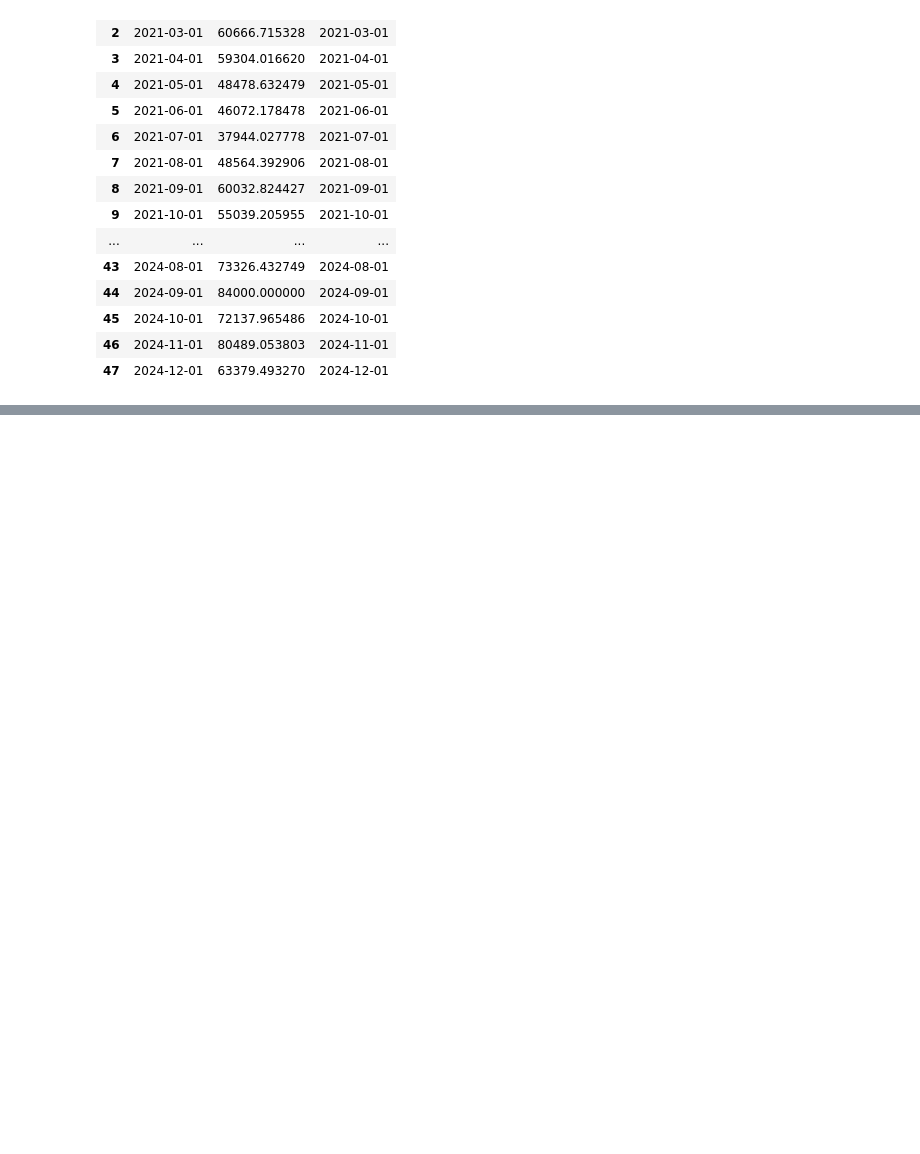
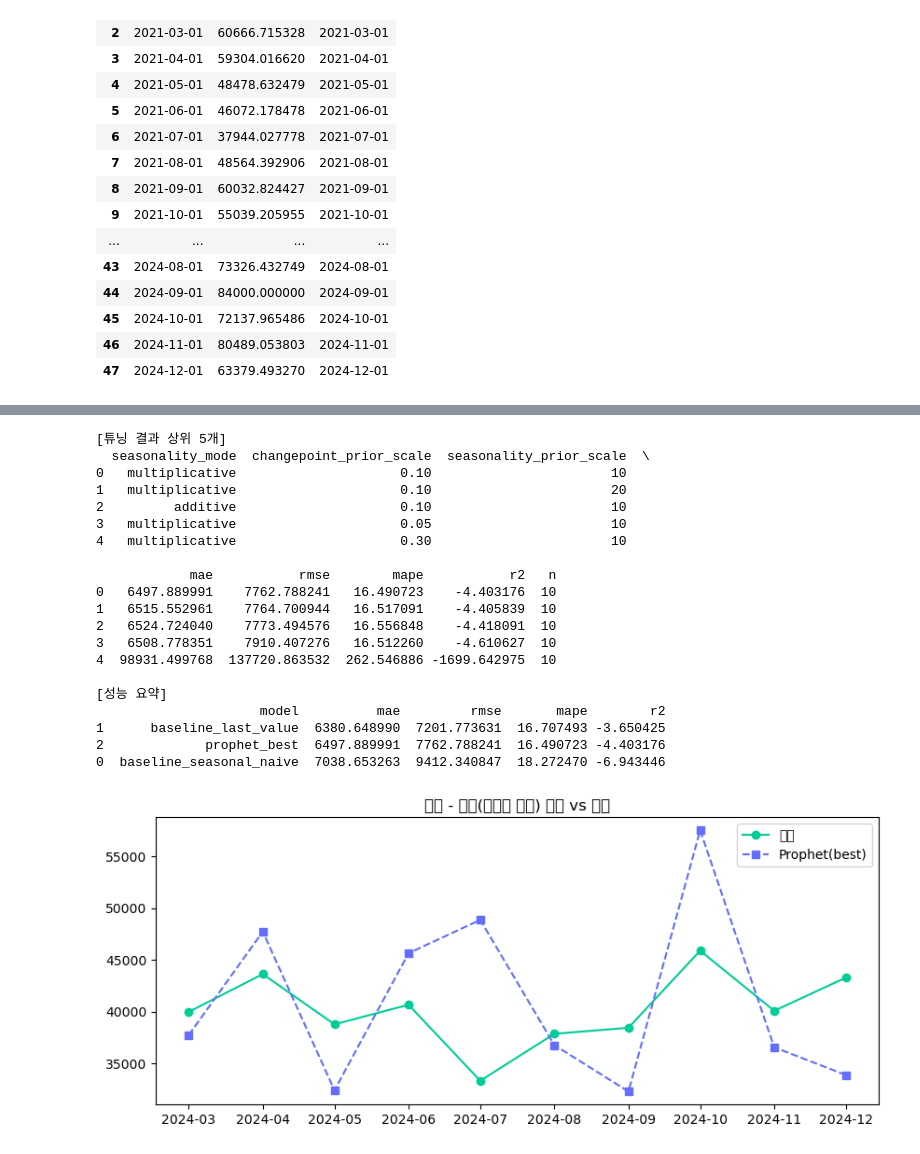
Before and after one commit to hogangzero/hogangzero-project, a Jupyter notebook: Prophet.ipynb, the cells around one changed output, grey strips where cells are left out. Saved outputs shown, nothing was run; the diff lists cells and outputs as text; code cells hidden in the pictures; blank space fills up the shorter version.

```diff
--- a/Prophet.ipynb
+++ b/Prophet.ipynb
@@ -35,4 +53,4 @@ memory usage: 4.6+ MB
 # 평균가 열 결측치 제거 및 수치 변환
 df['평균가'] = df['평균가'].str.replace(',', '').astype(float)
 # %%
-df=df.groupby('date')['평균가'].mean().to_frame().reset_index()
+df.groupby('date')['평균가'].mean().to_frame().reset_index(inplace=True)
@@ -101,7 +103,7 @@ model = Prophet(yearly_seasonality=True, weekly_seasonality=False, daily_seasona
 model.fit(prophet_df)
 
 # 5. 미래 예측 날짜 생성
-future = model.make_future_dataframe(periods=12, freq='M')  # 향후 12개월 예측
+future = model.make_future_dataframe(periods=12, freq='ME')  # 향후 12개월 예측
 forecast = model.predict(future)
 
 # 결과 확인
@@ -433,0 +1066,55 @@ df2
+# %%
+# --- 2) 데이터 로드 및 한 어종 검증 실행 ---
+import os
+
+DATA_PATH = './data/수산물_통합전처리_3컬럼.csv'
+TARGET_SPECIES = None  # None이면 자동 선택
+USE_LOG = True         # 로그 타깃 사용 권장(음수 R2 방지에 도움)
+
+# 데이터 로드
+raw = pd.read_csv(DATA_PATH)
+# 대상 어종 선택
+species_list = sorted(raw['파일어종'].dropna().unique())
+if TARGET_SPECIES is None:
+    TARGET_SPECIES = species_list[5]
+print('대상 어종:', TARGET_SPECIES)
+
+monthly = prepare_monthly(raw, TARGET_SPECIES)
+print('월 수:', len(monthly), monthly['ds'].min(), '->', monthly['ds'].max())
+
+# 최소 데이터 체크
+if len(monthly) < 24:
+    raise RuntimeError('월별 데이터가 24개월 미만입니다. 더 긴 기간이 필요합니다.')
+
+# 시계열 분할(80/20)
+split_idx = int(len(monthly) * 0.8)
+train_df = monthly.iloc[:split_idx].copy()
+test_df  = monthly.iloc[split_idx:].copy()
+
+# 베이스라인 생성 및 평가
+baselines = make_baselines(train_df, test_df)
+base_rows = []
+for name, pred in baselines.items():
+    base_rows.append({'model': f'baseline_{name}', **evaluate_forecast(test_df['y'].values, pred)})
+
+# Prophet 튜닝 실행
+best, table = grid_search_prophet(train_df, test_df, use_log=USE_LOG)
+print('\n[튜닝 결과 상위 5개]')
+print(table.head())
+
+# 최적 파라미터로 재예측 및 평가
+y_pred_best = fit_predict_prophet(train_df, test_df, {k: best[k] for k in ['seasonality_mode','changepoint_prior_scale','seasonality_prior_scale']}, use_log=USE_LOG)
+prophet_metrics = evaluate_forecast(test_df['y'].values, y_pred_best.values)
+
+# 요약 테이블
+summary = pd.DataFrame(base_rows + [{'model': 'prophet_best', **prophet_metrics}])
+print('\n[성능 요약]')
+print(summary[['model','mae','rmse','mape','r2']].sort_values('r2', ascending=False))
+
+# 간단 플롯
+fig, ax = plt.subplots(figsize=(10,4))
+ax.plot(test_df['ds'], test_df['y'], 'o-', label='실제', color='#00CC96')
+ax.plot(test_df['ds'], y_pred_best.values, 's--', label='Prophet(best)', color='#636EFA')
+ax.set_title(f'{TARGET_SPECIES} - 검증(테스트 구간) 실제 vs 예측')
+ax.legend(); plt.show()
+# %% [output]
@@ -433,0 +1135,21 @@ df2
+[튜닝 결과 상위 5개]
+  seasonality_mode  changepoint_prior_scale  seasonality_prior_scale  \
+0   multiplicative                     0.10                       10
+1   multiplicative                     0.10                       20
+2         additive                     0.10                       10
+3   multiplicative                     0.05                       10
+4   multiplicative                     0.30                       10
+
+            mae           rmse        mape           r2   n
+0   6497.889991    7762.788241   16.490723    -4.403176  10
+1   6515.552961    7764.700944   16.517091    -4.405839  10
+2   6524.724040    7773.494576   16.556848    -4.418091  10
+3   6508.778351    7910.407276   16.512260    -4.610627  10
+4  98931.499768  137720.863532  262.546886 -1699.642975  10
+
+[성능 요약]
+                     model          mae         rmse       mape        r2
+1      baseline_last_value  6380.648990  7201.773631  16.707493 -3.650425
+2             prophet_best  6497.889991  7762.788241  16.490723 -4.403176
+0  baseline_seasonal_naive  7038.653263  9412.340847  18.272470 -6.943446
+[figure, added]
```
Also changed, not shown: parts of 42 cells of this notebook, 4 other files.
